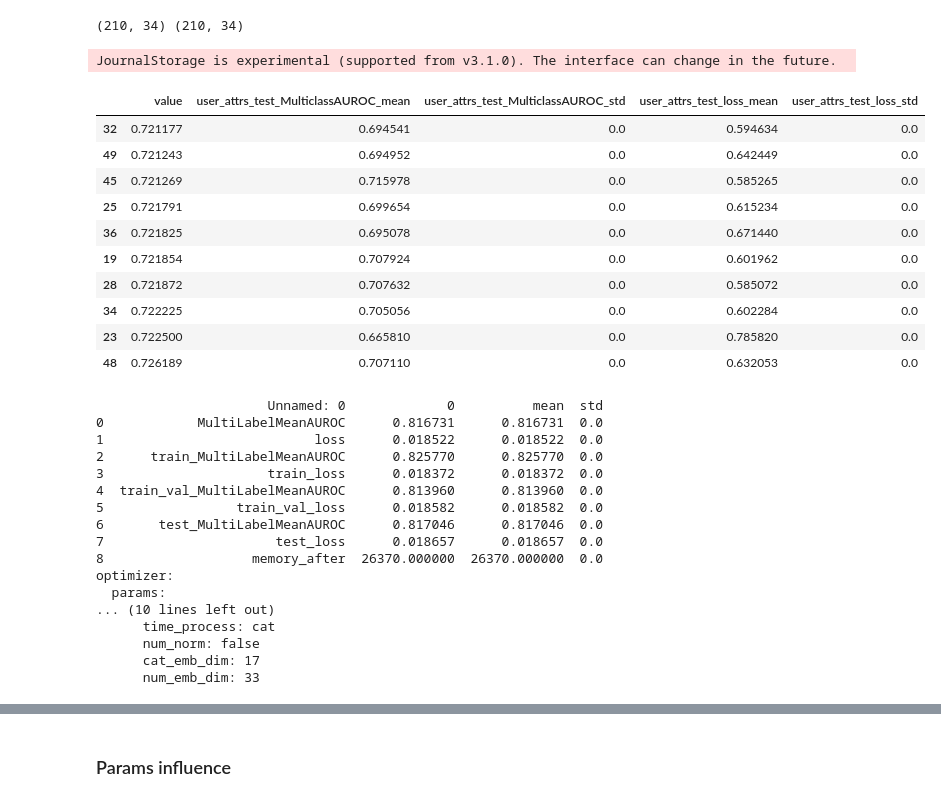
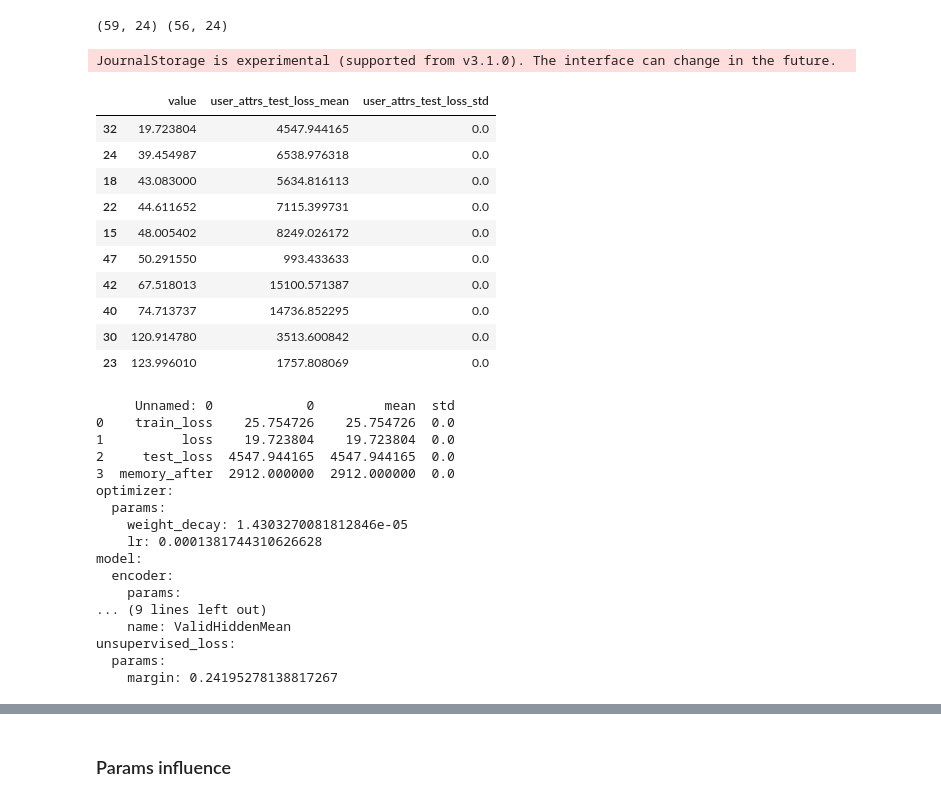
Before and after one commit to On-Point-RND/ESdB-Embeddings-for-Sequential-data-Benchmark, a Jupyter notebook: notebooks/hpo_analysis/analysis_param.ipynb, the cells around one changed output, grey strips where cells are left out. Saved outputs shown, nothing was run; the diff lists cells and outputs as text; code cells hidden in the pictures.

```diff
--- a/notebooks/hpo_analysis/analysis_param.ipynb
+++ b/notebooks/hpo_analysis/analysis_param.ipynb
@@ -32,47 +35,47 @@ def prepare_data(dataset, method):
     df["duration"] = df["duration"].dt.total_seconds()
     return df, study, col_user, col_params
 # %%
-dataset = "taobao"
-method = "gru"
+dataset = "rossman"
+method = "coles_ntp"
 df, study, col_user, col_params = prepare_data(dataset, method)
 
 print(df.shape, df[~df["value"].isna()].shape)
 test_cols = [col for col in col_user if ("test" in col)]
-df[~df["value"].isna()][:50].sort_values("value").iloc[-10:, ][["value"] + test_cols]
+df[~df["value"].isna()][:50].sort_values("value").iloc[:10, ][["value"] + test_cols]
 # %% [output]
-(210, 34) (210, 34)
+(59, 24) (56, 24)
 JournalStorage is experimental (supported from v3.1.0). The interface can change in the future.
-|  | value | user_attrs_test_MulticlassAUROC_mean | user_attrs_test_MulticlassAUROC_std | user_attrs_test_loss_mean | user_attrs_test_loss_std |
-| 32 | 0.721177 | 0.694541 | 0.0 | 0.594634 | 0.0 |
-| 49 | 0.721243 | 0.694952 | 0.0 | 0.642449 | 0.0 |
-| 45 | 0.721269 | 0.715978 | 0.0 | 0.585265 | 0.0 |
-| 25 | 0.721791 | 0.699654 | 0.0 | 0.615234 | 0.0 |
-| 36 | 0.721825 | 0.695078 | 0.0 | 0.671440 | 0.0 |
-| 19 | 0.721854 | 0.707924 | 0.0 | 0.601962 | 0.0 |
-| 28 | 0.721872 | 0.707632 | 0.0 | 0.585072 | 0.0 |
-| 34 | 0.722225 | 0.705056 | 0.0 | 0.602284 | 0.0 |
-| 23 | 0.722500 | 0.665810 | 0.0 | 0.785820 | 0.0 |
-| 48 | 0.726189 | 0.707110 | 0.0 | 0.632053 | 0.0 |
+|  | value | user_attrs_test_loss_mean | user_attrs_test_loss_std |
+| 32 | 19.723804 | 4547.944165 | 0.0 |
+| 24 | 39.454987 | 6538.976318 | 0.0 |
+| 18 | 43.083000 | 5634.816113 | 0.0 |
+| 22 | 44.611652 | 7115.399731 | 0.0 |
+| 15 | 48.005402 | 8249.026172 | 0.0 |
+| 47 | 50.291550 | 993.433633 | 0.0 |
+| 42 | 67.518013 | 15100.571387 | 0.0 |
+| 40 | 74.713737 | 14736.852295 | 0.0 |
+| 30 | 120.914780 | 3513.600842 | 0.0 |
+| 23 | 123.996010 | 1757.808069 | 0.0 |
 # %%
-get_run(33, specify="best")
+get_run(32, specify="best", rewrite=True)
 # %% [output]
-                      Unnamed: 0             0          mean  std
-0            MultiLabelMeanAUROC      0.816731      0.816731  0.0
-1                           loss      0.018522      0.018522  0.0
-2      train_MultiLabelMeanAUROC      0.825770      0.825770  0.0
-3                     train_loss      0.018372      0.018372  0.0
-4  train_val_MultiLabelMeanAUROC      0.813960      0.813960  0.0
-5                 train_val_loss      0.018582      0.018582  0.0
-6       test_MultiLabelMeanAUROC      0.817046      0.817046  0.0
-7                      test_loss      0.018657      0.018657  0.0
-8                   memory_after  26370.000000  26370.000000  0.0
+     Unnamed: 0            0         mean  std
+0    train_loss    25.754726    25.754726  0.0
+1          loss    19.723804    19.723804  0.0
+2     test_loss  4547.944165  4547.944165  0.0
+3  memory_after  2912.000000  2912.000000  0.0
 optimizer:
   params:
-... (10 lines left out)
-      time_process: cat
-      num_norm: false
-      cat_emb_dim: 17
-      num_emb_dim: 33
+    weight_decay: 1.4303270081812846e-05
+    lr: 0.0001381744310626628
+model:
+  encoder:
+    params:
+... (9 lines left out)
+    name: ValidHiddenMean
+unsupervised_loss:
+  params:
+    margin: 0.24195278138817267
 # %%
 failed = df[(df["state"] != "COMPLETE") | (df[col_user].isna().any(axis=1))][col_user].index
 print(failed)
```
Also changed, not shown: parts of 9 cells of this notebook, 5 other files.
